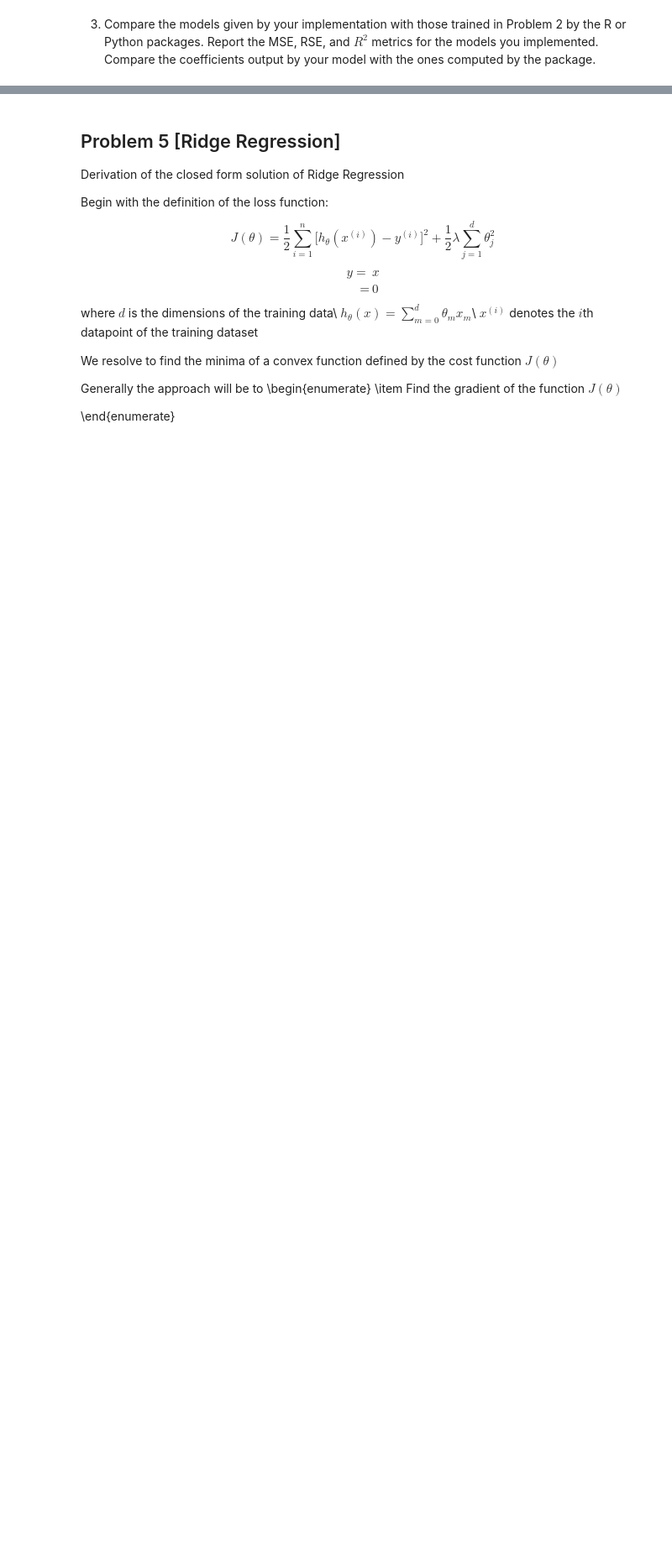
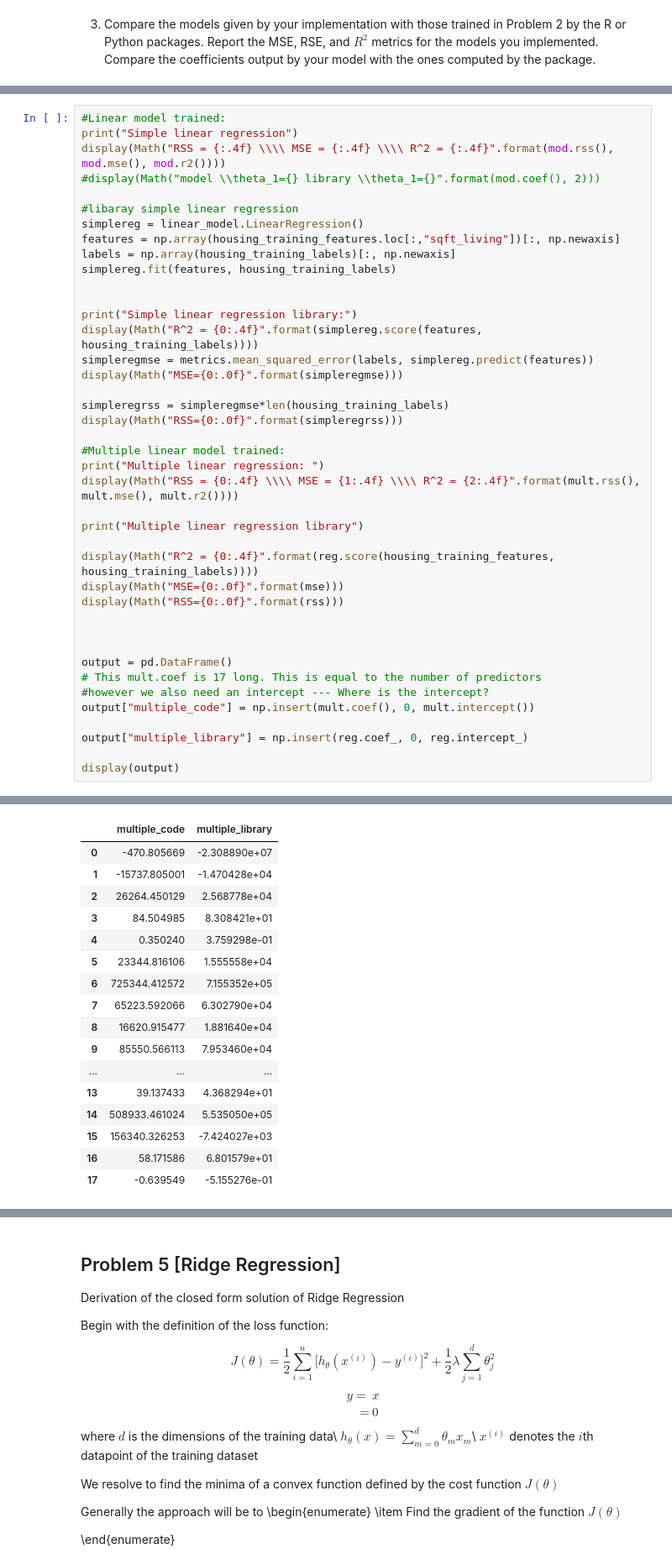
Before and after one commit to cdilga/DS4400, a Jupyter notebook: DS4400_HW1/Homework 1.ipynb, the cells around one changed output, grey strips where cells are left out. Shown at 84% size. Saved outputs shown, nothing was run; the diff lists cells and outputs as text; blank space fills up the shorter version.

```diff
--- a/DS4400_HW1/Homework 1.ipynb
+++ b/DS4400_HW1/Homework 1.ipynb
@@ -321,0 +402,42 @@ sk
+# %%
+#Linear model trained:
+print("Simple linear regression")
+display(Math("RSS = {:.4f} \\\\ MSE = {:.4f} \\\\ R^2 = {:.4f}".format(mod.rss(), mod.mse(), mod.r2())))
+#display(Math("model \\theta_1={} library \\theta_1={}".format(mod.coef(), 2)))
+
+#libaray simple linear regression
+simplereg = linear_model.LinearRegression()
+features = np.array(housing_training_features.loc[:,"sqft_living"])[:, np.newaxis]
+labels = np.array(housing_training_labels)[:, np.newaxis]
+simplereg.fit(features, housing_training_labels)
+
+
+print("Simple linear regression library:")
+display(Math("R^2 = {0:.4f}".format(simplereg.score(features, housing_training_labels))))
+simpleregmse = metrics.mean_squared_error(labels, simplereg.predict(features))
+display(Math("MSE={0:.0f}".format(simpleregmse)))
+
+simpleregrss = simpleregmse*len(housing_training_labels)
+display(Math("RSS={0:.0f}".format(simpleregrss)))
+
+#Multiple linear model trained:
+print("Multiple linear regression: ")
+display(Math("RSS = {0:.4f} \\\\ MSE = {1:.4f} \\\\ R^2 = {2:.4f}".format(mult.rss(), mult.mse(), mult.r2())))
+
+print("Multiple linear regression library")
+
+display(Math("R^2 = {0:.4f}".format(reg.score(housing_training_features, housing_training_labels))))
+display(Math("MSE={0:.0f}".format(mse)))
+display(Math("RSS={0:.0f}".format(rss)))
+
+
+
+output = pd.DataFrame()
+# This mult.coef is 17 long. This is equal to the number of predictors
+#however we also need an intercept --- Where is the intercept?
+output["multiple_code"] = np.insert(mult.coef(), 0, mult.intercept())
+
+output["multiple_library"] = np.insert(reg.coef_, 0, reg.intercept_)
+
+display(output)
+# %% [output]
@@ -321,0 +456,17 @@ sk
+|  | multiple_code | multiple_library |
+| 0 | -470.805669 | -2.308890e+07 |
+| 1 | -15737.805001 | -1.470428e+04 |
+| 2 | 26264.450129 | 2.568778e+04 |
+| 3 | 84.504985 | 8.308421e+01 |
+| 4 | 0.350240 | 3.759298e-01 |
+| 5 | 23344.816106 | 1.555558e+04 |
+| 6 | 725344.412572 | 7.155352e+05 |
+| 7 | 65223.592066 | 6.302790e+04 |
+| 8 | 16620.915477 | 1.881640e+04 |
+| 9 | 85550.566113 | 7.953460e+04 |
+| ... | ... | ... |
+| 13 | 39.137433 | 4.368294e+01 |
+| 14 | 508933.461024 | 5.535050e+05 |
+| 15 | 156340.326253 | -7.424027e+03 |
+| 16 | 58.171586 | 6.801579e+01 |
+| 17 | -0.639549 | -5.155276e-01 |
```
Also changed, not shown: parts of 12 cells of this notebook.
